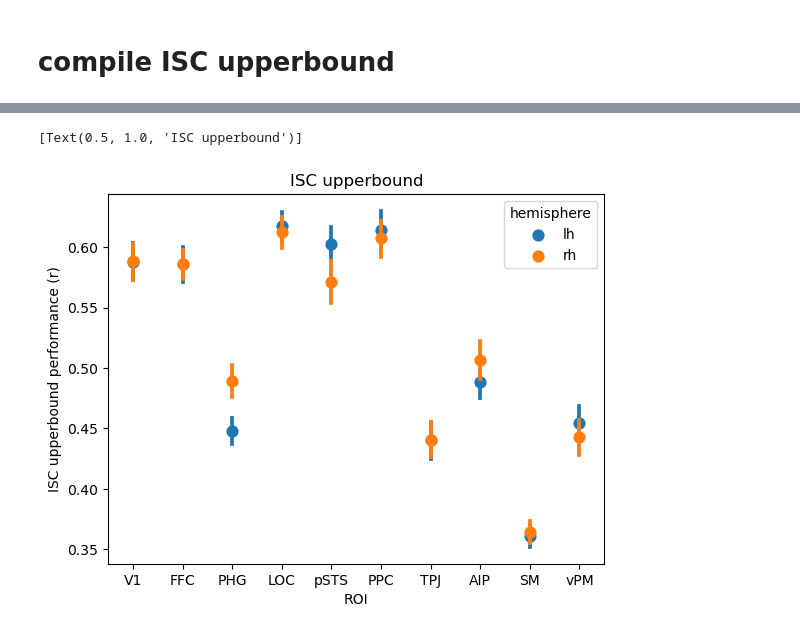
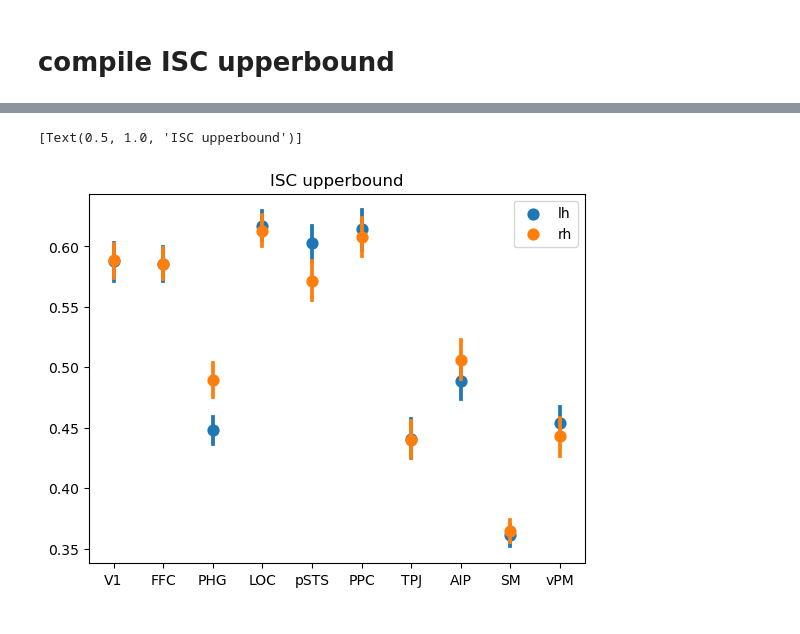
Before and after one commit to jungheejung/life-encoding, a Jupyter notebook: scripts/himalaya/fullmodel_0tr/step05_extractcorr.ipynb, the cells around one changed output, grey strips where cells are left out. Cells and saved outputs as stored; diff of their text form; code cells hidden in the pictures.

```diff
--- a/scripts/himalaya/fullmodel_0tr/step05_extractcorr.ipynb
+++ b/scripts/himalaya/fullmodel_0tr/step05_extractcorr.ipynb
@@ -381,12 +380,12 @@ isc_upperdf.head()
 # %%
 sns.pointplot(x="ROI",
               y="ISC upperbound performance (r)",
               hue="hemisphere",
-              data=isc_upperdf,
+              data=isc_upper,
               join=False).set(title='ISC upperbound')
 # %% [output]
 [Text(0.5, 1.0, 'ISC upperbound')]
-[figure, old version]
+[figure, new version]
 # %%
 #hue = features
 sns.barplot(x="ROI",
```
Also changed, not shown: parts of 13 cells of this notebook.
